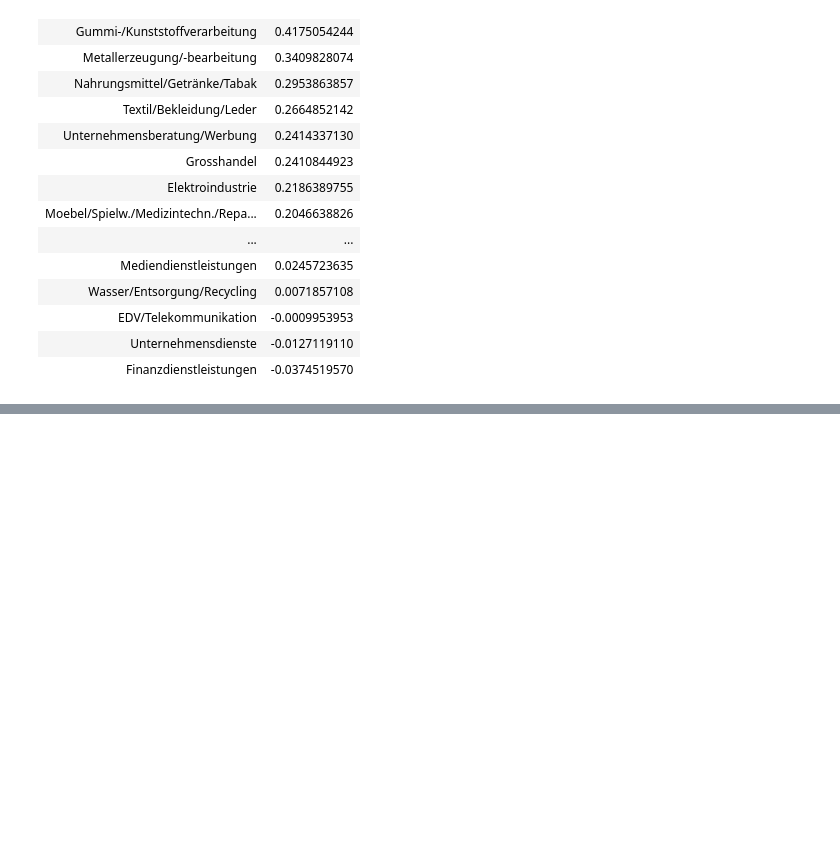
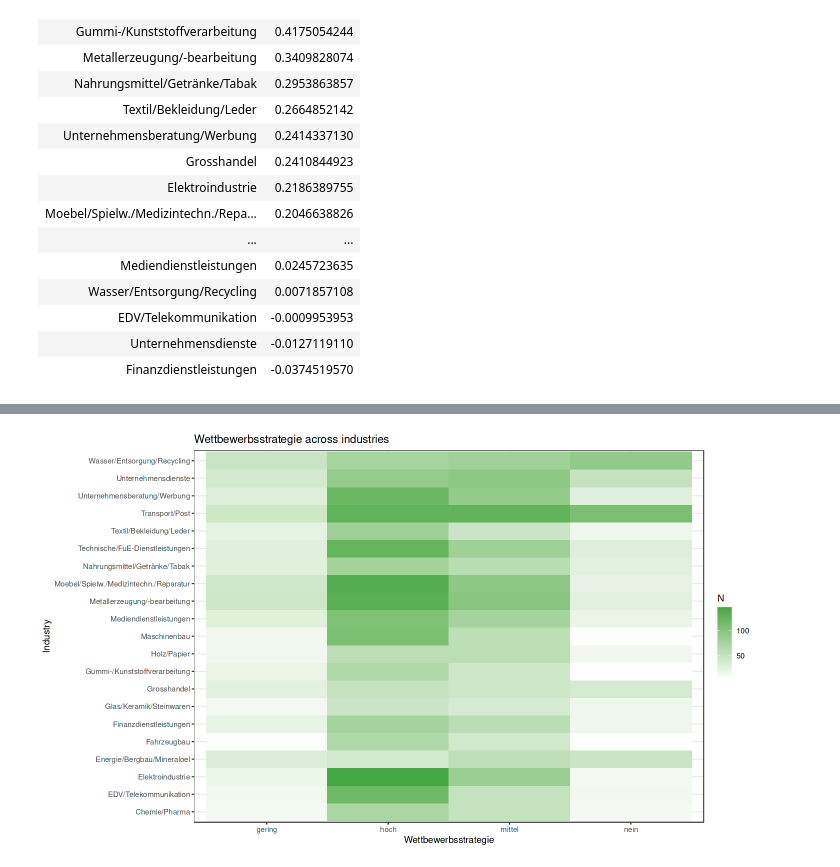
Before and after one commit to oceanumeric/data-science-go-small, a Jupyter notebook: Recap_03/recap_03.ipynb, the cells around one changed output, grey strips where cells are left out. Cells and saved outputs as stored; diff of their text form; code cells hidden in the pictures; blank space fills up the shorter version.

```diff
--- a/Recap_03/recap_03.ipynb
+++ b/Recap_03/recap_03.ipynb
@@ -359,0 +447,19 @@ A data.table: 21 × 2
+# %%
+options(repr.plot.width = 12, repr.plot.height = 7)
+survey %>%
+    .[, .(branche, wettstr1)] %>%
+    .[wettstr1 != ""] %>%
+    # get the frequency table
+    table() %>%
+    as.data.table() %>%
+    # heatmap
+    ggplot(aes(x = branche, y = wettstr1, fill = N)) +
+    geom_tile() +
+    # flip the x and y axis
+    coord_flip() +
+    labs(x = "Industry", y = "Wettbewerbsstrategie", title = "Wettbewerbsstrategie across industries") +
+    theme_bw() +
+    scale_fill_gradient(low = "white", high = "#44A842", na.value = "grey90",
+                            guide = "colorbar")
+# %% [output]
+[figure, added]
```
Also changed, not shown: parts of 21 cells of this notebook, 1 other file.
